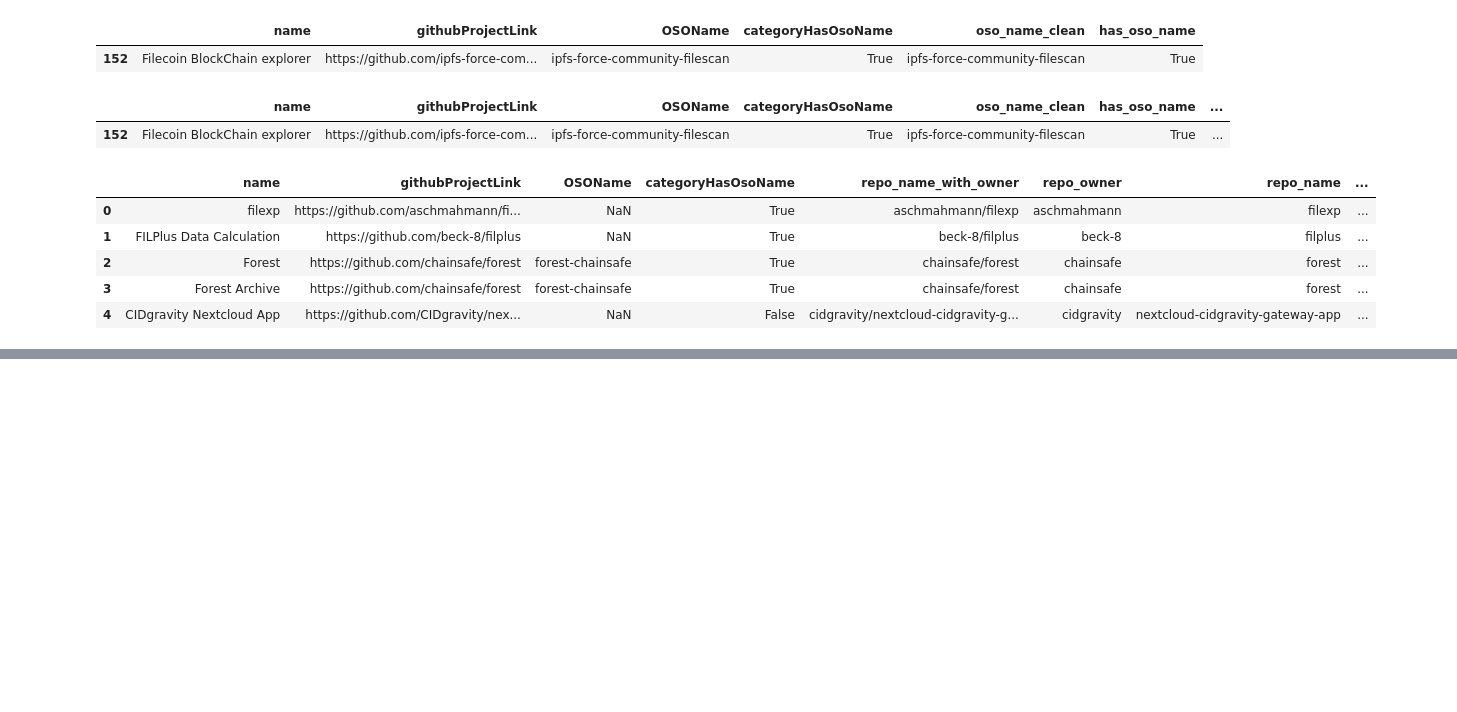
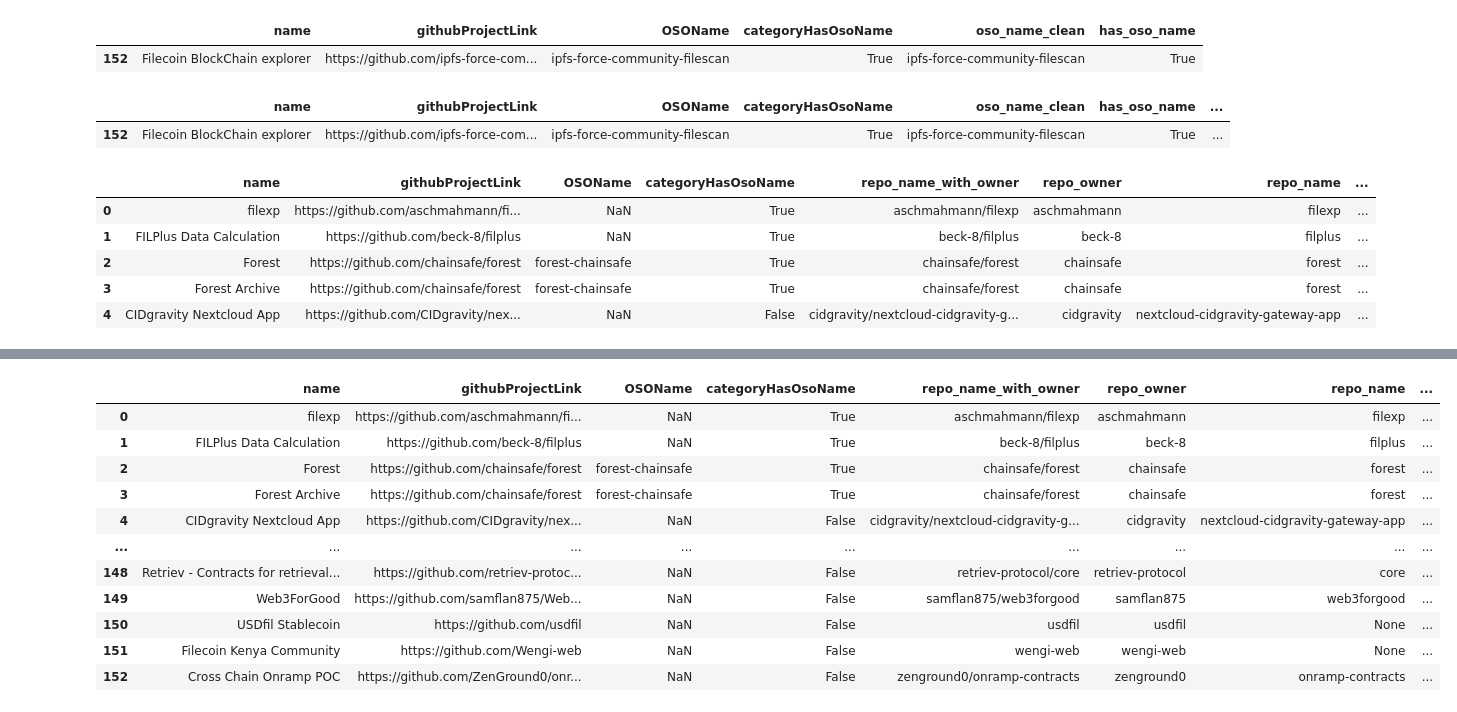
Before and after one commit to opensource-observer/insights, a Jupyter notebook: analysis/filecoin/fil_retropgf2/FIL-RetroPGF-2 Project Mapping.ipynb, the cells around one changed output, grey strips where cells are left out. Cells and saved outputs as stored; diff of their text form; code cells hidden in the pictures; blank space fills up the shorter version.

Commit message:
feat(nb): join metrics for all projects

```diff
--- a/analysis/filecoin/fil_retropgf2/FIL-RetroPGF-2 Project Mapping.ipynb
+++ b/analysis/filecoin/fil_retropgf2/FIL-RetroPGF-2 Project Mapping.ipynb
@@ -132,10 +133,10 @@ df_repo_match = merge_with_status(
 # 2. Match by GitHub organization
 org_agg_funcs = {
     'project_name': lambda x: ",".join(x.unique()),
-    'fork_count': sum,
-    'star_count': sum,
-    'created_at': min,
-    'updated_at': max,
+    'fork_count': 'sum',
+    'star_count': 'sum',
+    'created_at': 'min',
+    'updated_at': 'max',
 }
 df_org_match = merge_with_status(
     df_projects[df_projects['is_org']],
@@ -153,10 +154,10 @@ df_no_match = df_projects[~df_projects['githubProjectLink'].isin(
 
 # 4. Match by project name
 project_name_agg_funcs = {
-    'fork_count': sum,
-    'star_count': sum,
-    'created_at': min,
-    'updated_at': max,
+    'fork_count': 'sum',
+    'star_count': 'sum',
+    'created_at': 'min',
+    'updated_at': 'max',
 }
 unmatched_projects = df_no_match['oso_name_clean'].dropna().unique()
 df_oso_match = merge_with_status(
@@ -197,0 +322,76 @@ df.head()
+# %%
+# Step 1: Compute Metrics
+
+# Compute metrics indexed by 'repo_name_with_owner'
+metrics_by_repo = compute_metrics(df_events, 'repo_name_with_owner')
+
+# Compute metrics indexed by 'project_name'
+metrics_by_project = compute_metrics(df_events, 'project_name')
+
+# Step 2: Filter Metadata DataFrame 'df'
+
+# For Repositories (is_org == False and verified_oso_name is not null)
+df_repos = df[(df['is_org'] == False) & (df['verified_oso_name'].notna())]
+
+# For Projects (is_org == True and verified_oso_name is not null)
+df_projects = df[(df['is_org'] == True) & (df['verified_oso_name'].notna())]
+
+# For everything else
+df_remainder = df[df['verified_oso_name'].isna()]
+
+# Step 3: Merge DataFrames
+
+# Merge df_repos with metrics_by_repo on 'repo_name_with_owner'
+merged_repos = pd.merge(
+    df_repos,
+    metrics_by_repo.reset_index(),  # Reset index to bring 'repo_name_with_owner' into columns
+    on='repo_name_with_owner',
+    how='left'
+)
+
+# Merge df_projects with metrics_by_project
+merged_projects = pd.merge(
+    df_projects,
+    metrics_by_project.reset_index(),  # Reset index to bring 'project_name' into columns
+    left_on='verified_oso_name',
+    right_on='project_name',
+    how='left'
+)
+
+# Optional: Drop redundant columns if needed
+merged_projects.drop(columns=['project_name'], inplace=True)
+
+# Optional: Fill NaN values with zeros in metric columns
+metric_columns = [
+    'Forks in the Last 6 Months',
+    'Stars in the Last 6 Months',
+    'Contributor Count (6 Months)',
+    'Contributor Count',
+    'New Contributor Count (6 Months)',
+    'Commit Count (6 Months)',
+    'Active Developer Count (6 Months)'
+]
+
+merged_repos[metric_columns] = merged_repos[metric_columns].fillna(0).astype(int)
+merged_projects[metric_columns] = merged_projects[metric_columns].fillna(0).astype(int)
+
+# Step 4: Combine Merged DataFrames (Optional)
+
+# Combine the two merged DataFrames
+merged_df = pd.concat([merged_repos, merged_projects, df_remainder], ignore_index=True)
+
+# Display the final merged DataFrame
+merged_df
+# %% [output]
+|  | name | githubProjectLink | OSOName | categoryHasOsoName | repo_name_with_owner | repo_owner | repo_name | ... |
+| 0 | filexp | https://github.com/aschmahmann/fi... | NaN | True | aschmahmann/filexp | aschmahmann | filexp | ... |
+| 1 | FILPlus Data Calculation | https://github.com/beck-8/filplus | NaN | True | beck-8/filplus | beck-8 | filplus | ... |
+| 2 | Forest | https://github.com/chainsafe/forest | forest-chainsafe | True | chainsafe/forest | chainsafe | forest | ... |
+| 3 | Forest Archive | https://github.com/chainsafe/forest | forest-chainsafe | True | chainsafe/forest | chainsafe | forest | ... |
+| 4 | CIDgravity Nextcloud App | https://github.com/CIDgravity/nex... | NaN | False | cidgravity/nextcloud-cidgravity-g... | cidgravity | nextcloud-cidgravity-gateway-app | ... |
+| ... | ... | ... | ... | ... | ... | ... | ... | ... |
+| 148 | Retriev - Contracts for retrieval... | https://github.com/retriev-protoc... | NaN | False | retriev-protocol/core | retriev-protocol | core | ... |
+| 149 | Web3ForGood | https://github.com/samflan875/Web... | NaN | False | samflan875/web3forgood | samflan875 | web3forgood | ... |
+| 150 | USDfil Stablecoin | https://github.com/usdfil | NaN | False | usdfil | usdfil | None | ... |
+| 151 | Filecoin Kenya Community | https://github.com/Wengi-web | NaN | False | wengi-web | wengi-web | None | ... |
+| 152 | Cross Chain Onramp POC | https://github.com/ZenGround0/onr... | NaN | False | zenground0/onramp-contracts | zenground0 | onramp-contracts | ... |
```
Also changed, not shown: parts of 11 cells of this notebook, 6 other files.
